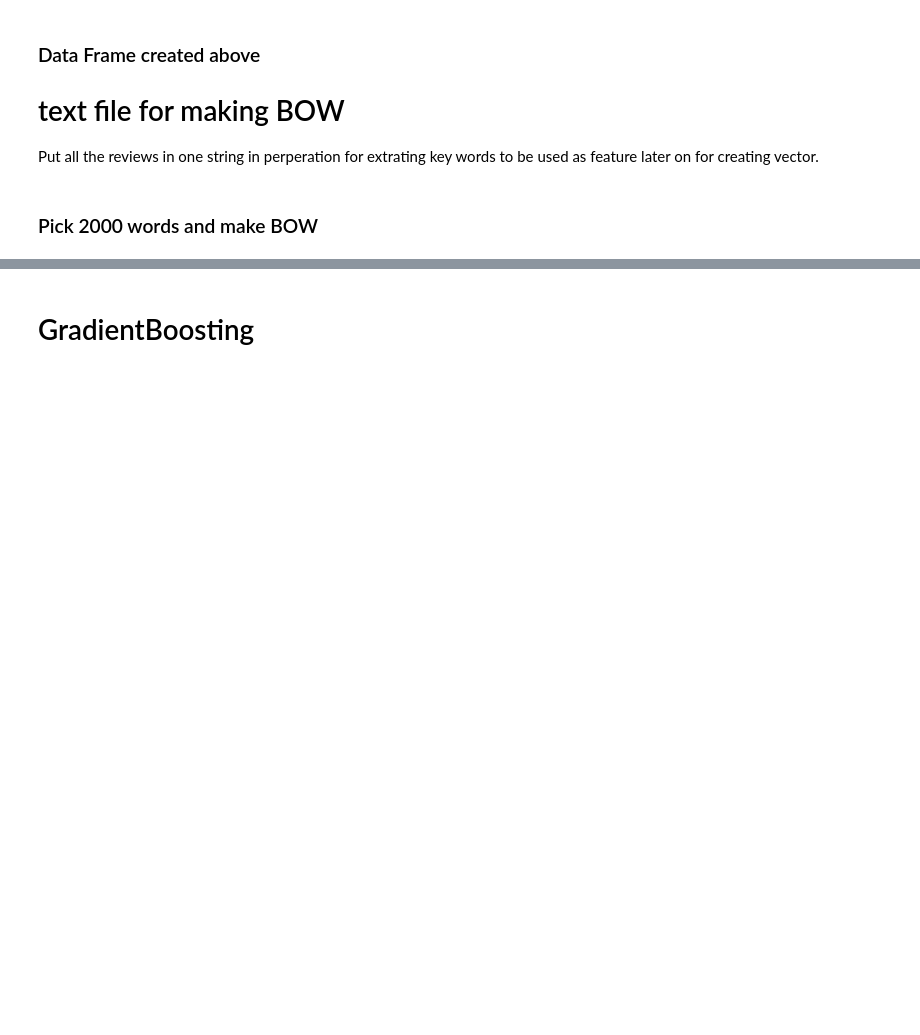
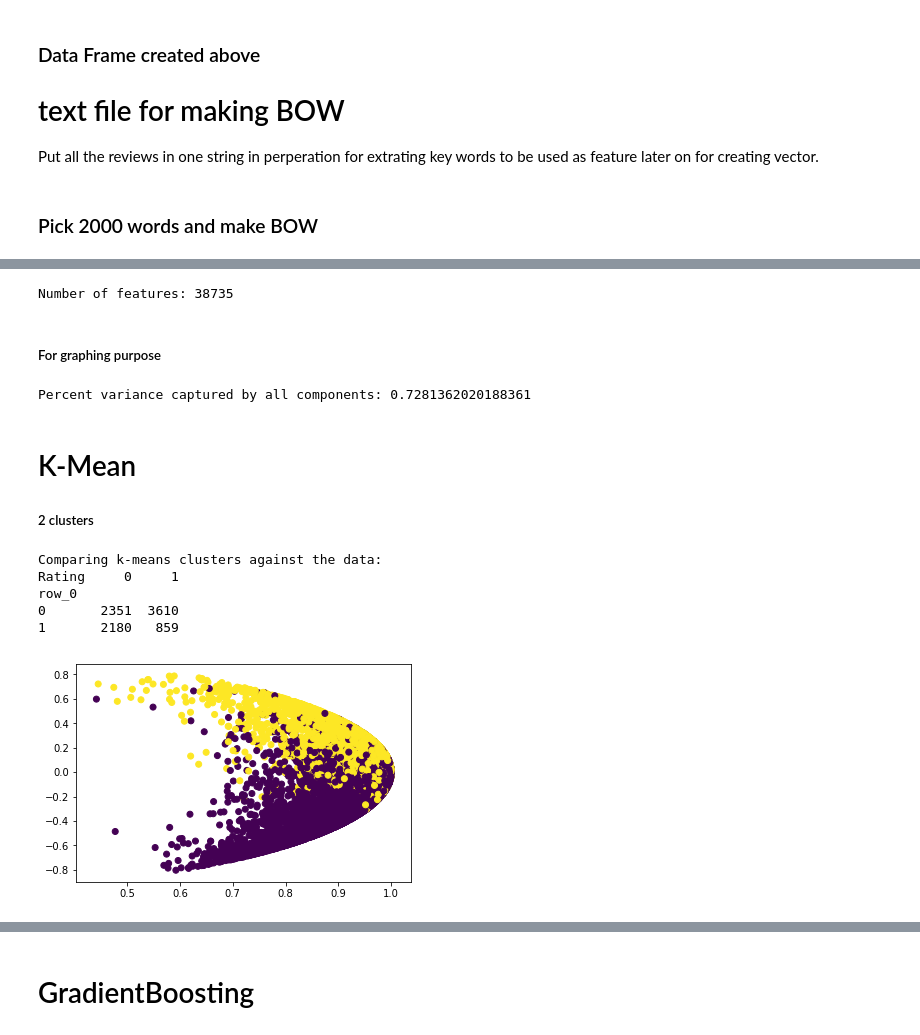
Before and after one commit to ktseringchem/ThinkfulProjects, a Jupyter notebook: Thinkful Projects/unsupervised learning/Unsupervised capstone/unsupervised capstone.ipynb, the cells around one changed output, grey strips where cells are left out. Saved outputs shown, nothing was run; the diff lists cells and outputs as text; code cells hidden in the pictures; blank space fills up the shorter version.

```diff
--- a/Thinkful Projects/unsupervised learning/Unsupervised capstone/unsupervised capstone.ipynb
+++ b/Thinkful Projects/unsupervised learning/Unsupervised capstone/unsupervised capstone.ipynb
@@ -297,0 +126,4 @@ I get a similer result for test set. The model can't predict well but it is over
+# %%
+list_of_review = pd.read_csv('list_of_review.csv', encoding="ISO-8859-1").drop('Unnamed: 0', 1)
+print(list_of_review.shape)
+list_of_review.head(10)
@@ -297,0 +159,70 @@ I get a similer result for test set. The model can't predict well but it is over
+# %%
+from sklearn.feature_extraction.text import TfidfVectorizer
+
+#vectorize only 5,000 rows of the review because my computer can't handle more
+#split the orighal df into train and test sets for comparison leater
+X_train, X_test, y_train, y_test = train_test_split(list_of_review['Review'], list_of_review['Rating'], test_size=0.4, random_state=0)
+
+vectorizer = TfidfVectorizer(max_df=0.5, # drop words that occur in more than half the paragraphs
+                             min_df=2, # only use words that appear at least twice
+                             stop_words='english',
+                             #lowercase=True, #convert everything to lower case
+                             use_idf=True,#inverse document frequencies
+                             norm=u'l2', #Applies a correction factor so that longer paragraphs and shorter paragraphs get treated equally
+                             smooth_idf=True #Adds 1 to all document frequencies. Prevents divide-by-zero errors
+                            )
+
+
+#Applying the vectorizer to 5,000 row
+list_of_review_tfidf=vectorizer.fit_transform(list_of_review['Review'])
+print("Number of features: %d" % list_of_review_tfidf.get_shape()[1])
+
+#splitting into training and test sets of thos vetorized data
+X_train_tfidf, X_test_tfidf= train_test_split(list_of_review_tfidf, test_size=0.4, random_state=0)
+
+
+#Reshapes the vectorizer output into something people can read
+X_train_tfidf_csr = X_train_tfidf.tocsr()
+# %% [output]
+Number of features: 38735
+# %% [markdown]
+##### For graphing purpose
+# %%
+#singular Value Decomposition (SVD), reduce the feature space from 23051 to 10000.
+#this takes long time to run
+svd= TruncatedSVD(3)
+lsa = make_pipeline(svd, Normalizer(copy=False))
+# Run SVD on the training data, then project the training data.
+X_train_lsa = lsa.fit_transform(X_train_tfidf)
+
+variance_explained=svd.explained_variance_ratio_
+total_variance = variance_explained.sum()
+print("Percent variance captured by all components:",total_variance*100)
+# %% [output]
+Percent variance captured by all components: 0.7281362020188361
+# %% [markdown]
+# K-Mean
+##### 2 clusters
+# %%
+from sklearn.cluster import KMeans
+KMean = KMeans(n_clusters=2, random_state=42, n_jobs=-1)
+KMean.fit(X_train_tfidf)
+
+y_KMean2 = KMean.predict(X_train_tfidf)
+
+
+# Check the solution against the data.
+print('Comparing k-means clusters against the data:')
+print(pd.crosstab(y_KMean2, y_train))
+# %% [output]
+Comparing k-means clusters against the data:
+Rating     0     1
+row_0
+0       2351  3610
+1       2180   859
+# %%
+# Plot the solution.
+plt.scatter(X_train_lsa[:, 0], X_train_lsa[:, 1], c=y_KMean2)
+plt.show()
+# %% [output]
+[figure, added]
```
Also changed, not shown: parts of 88 cells of this notebook.
